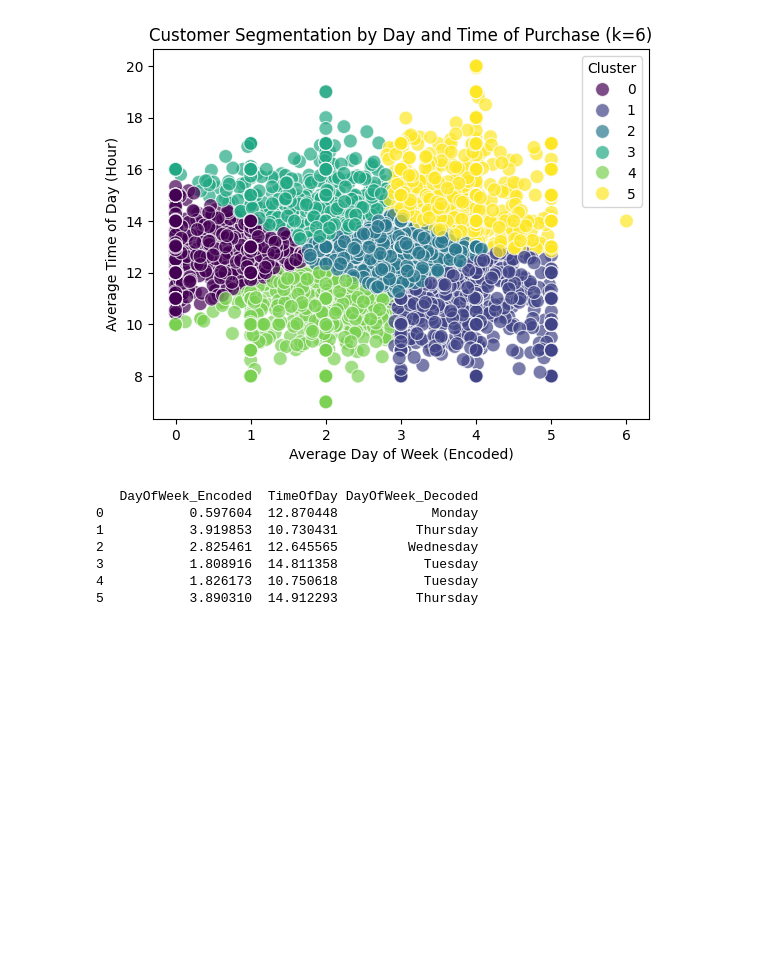
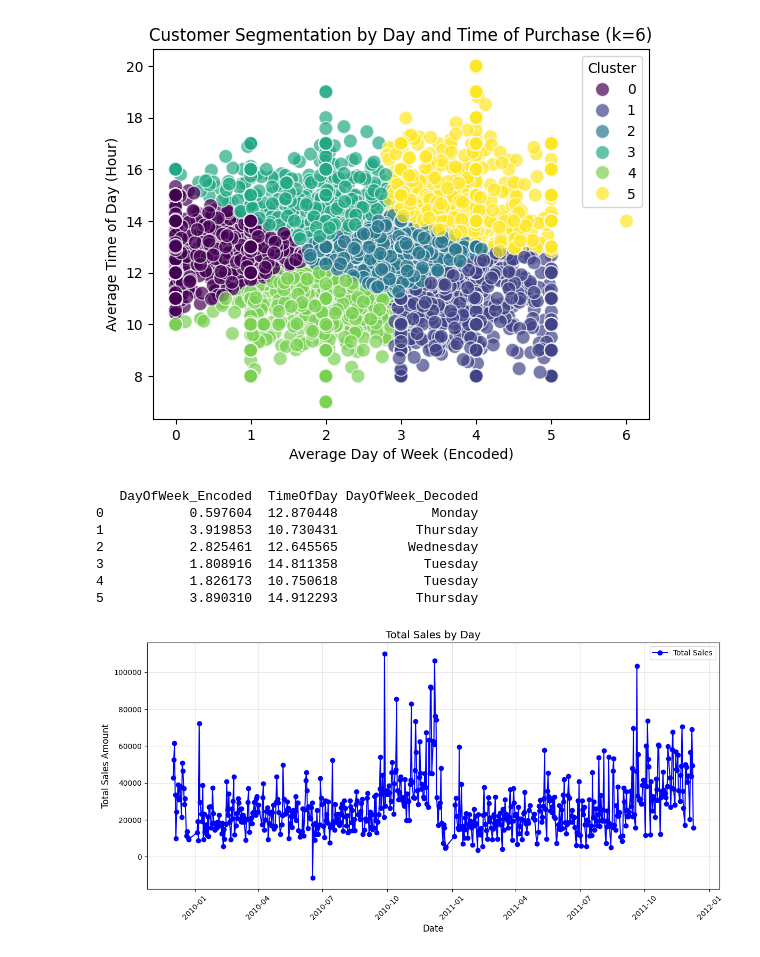
Before and after one commit to eth-alexander/CAP4770-Project, a Jupyter notebook: project.ipynb, the cells around one changed output. Cells and saved outputs as stored; diff of their text form; code cells hidden in the pictures; blank space fills up the shorter version.

Commit message:
sales by day

```diff
--- a/project.ipynb
+++ b/project.ipynb
@@ -271,3 +271,20 @@ print(cluster_centroids)
 3           1.808916  14.811358           Tuesday
 4           1.826173  10.750618           Tuesday
 5           3.890310  14.912293          Thursday
+# %%
+# total sales by day
+df['Date'] = df['InvoiceDate'].dt.date
+sales_by_day = df.groupby('Date')['TotalSalesAmount'].sum().reset_index()
+
+plt.figure(figsize=(12, 6))
+plt.plot(sales_by_day['Date'], sales_by_day['TotalSalesAmount'], marker='o', color='blue', label='Total Sales')
+plt.title('Total Sales by Day', fontsize=14)
+plt.xlabel('Date', fontsize=12)
+plt.ylabel('Total Sales Amount', fontsize=12)
+plt.xticks(rotation=45)
+plt.grid(alpha=0.3)
+plt.legend()
+plt.tight_layout()
+plt.show()
+# %% [output]
+[figure, added]
```
